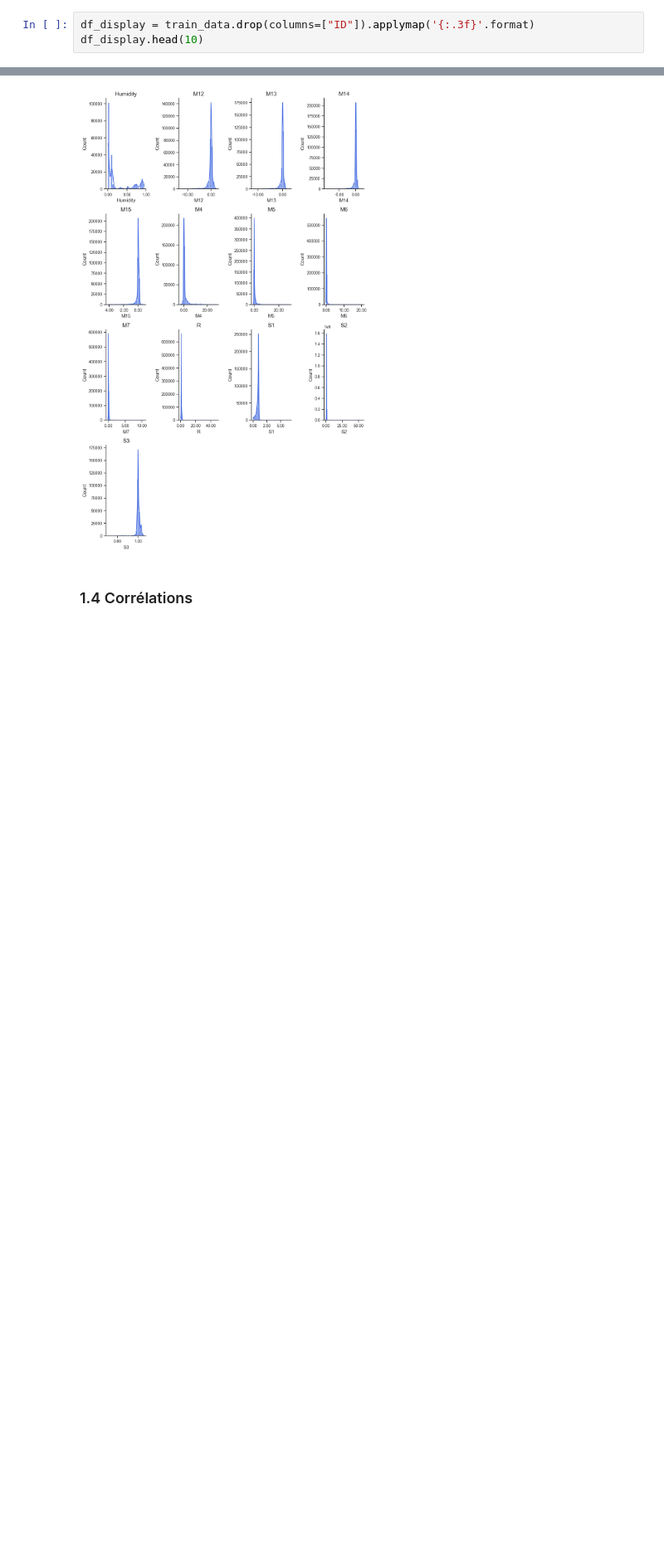
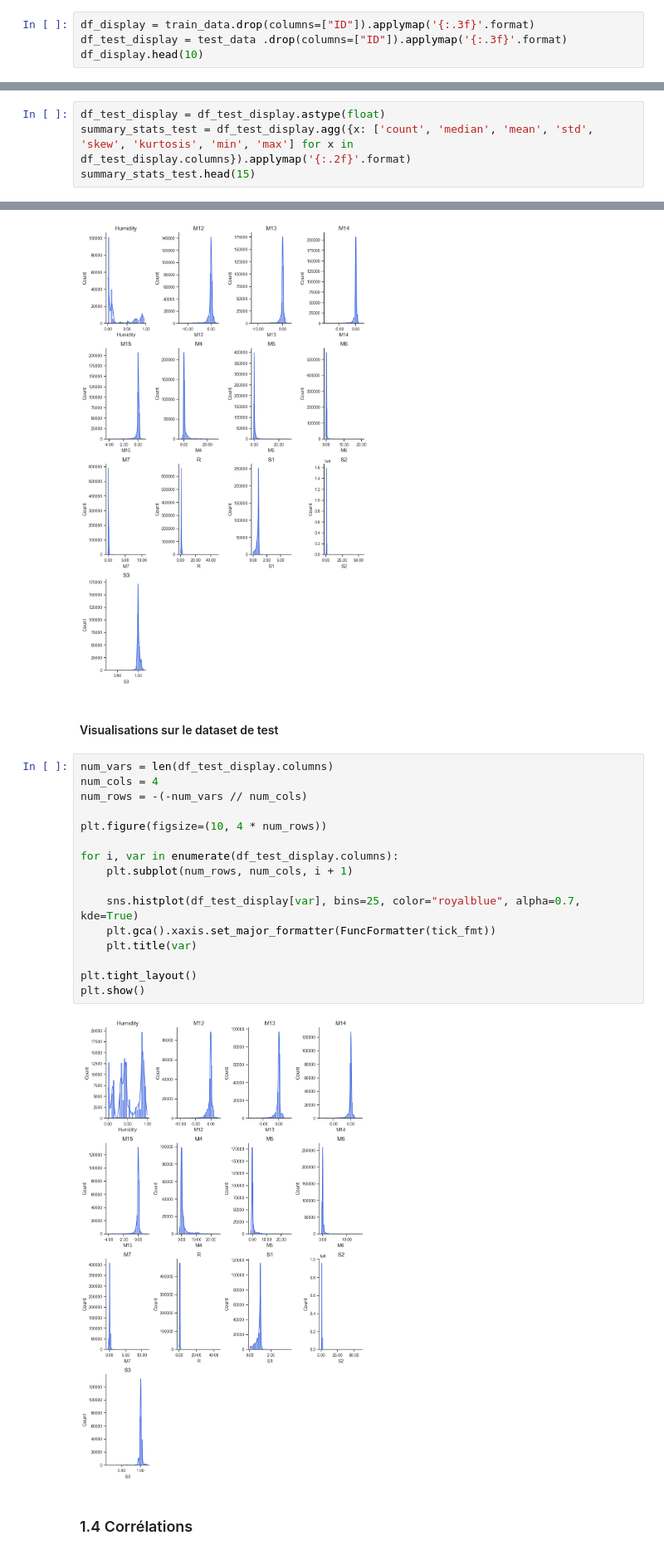
Before and after one commit to baptistedfr/Identification-Gaz-Toxiques-BERTIN, a Jupyter notebook: exemple.ipynb, the cells around one changed output, grey strips where cells are left out. Shown at 83% size. Drawn from its saved outputs; the diff is of its cells as text; blank space fills up the shorter version.

```diff
--- a/exemple.ipynb
+++ b/exemple.ipynb
@@ -94,6 +95,7 @@ Number of columns: 14
 Visualisation d'un échantillon :
 # %%
 df_display = train_data.drop(columns=["ID"]).applymap('{:.3f}'.format)
+df_test_display = test_data .drop(columns=["ID"]).applymap('{:.3f}'.format)
 df_display.head(10)
 # %% [output]
 |  | Humidity | M12 | M13 | M14 | M15 | M4 | M5 | M6 | M7 | R | S1 | ... |
@@ -125,0 +130,4 @@ summary_stats.head(15)
+# %%
+df_test_display = df_test_display.astype(float)
+summary_stats_test = df_test_display.agg({x: ['count', 'median', 'mean', 'std', 'skew', 'kurtosis', 'min', 'max'] for x in df_test_display.columns}).applymap('{:.2f}'.format)
+summary_stats_test.head(15)
@@ -161,6 +179,26 @@ plt.tight_layout()
 plt.show()
 # %% [output]
 [figure]
+# %% [markdown]
+#### Visualisations sur le dataset de test
+# %%
+num_vars = len(df_test_display.columns)
+num_cols = 4
+num_rows = -(-num_vars // num_cols)
+
+plt.figure(figsize=(10, 4 * num_rows))
+
+for i, var in enumerate(df_test_display.columns):
+    plt.subplot(num_rows, num_cols, i + 1)
+
+    sns.histplot(df_test_display[var], bins=25, color="royalblue", alpha=0.7, kde=True)
+    plt.gca().xaxis.set_major_formatter(FuncFormatter(tick_fmt))
+    plt.title(var)
+
+plt.tight_layout()
+plt.show()
+# %% [output]
+[figure, added]
 # %% [markdown]
 ### 1.4 Corrélations
 # %%
```
Also changed, not shown: parts of 13 cells of this notebook, 2 other files.
